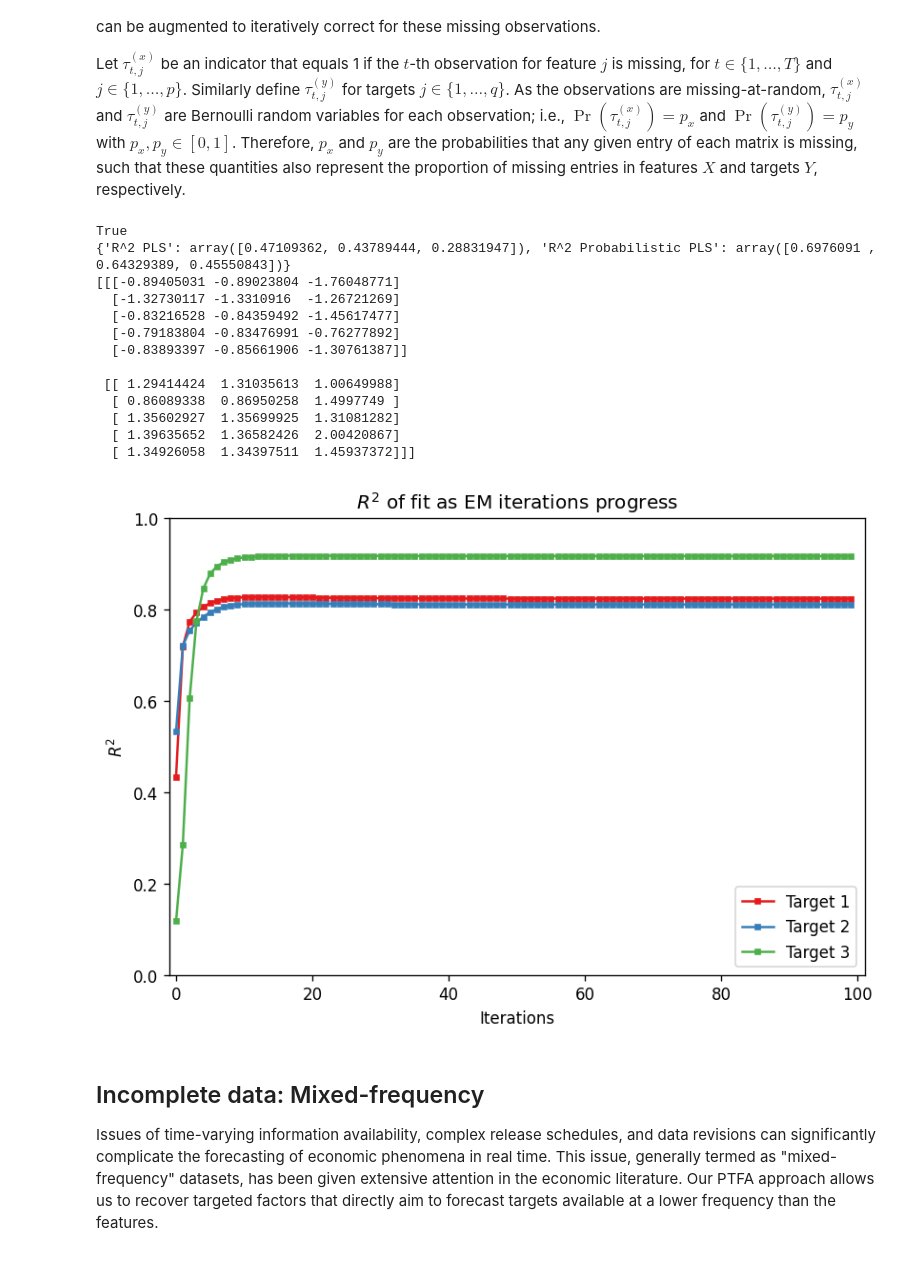
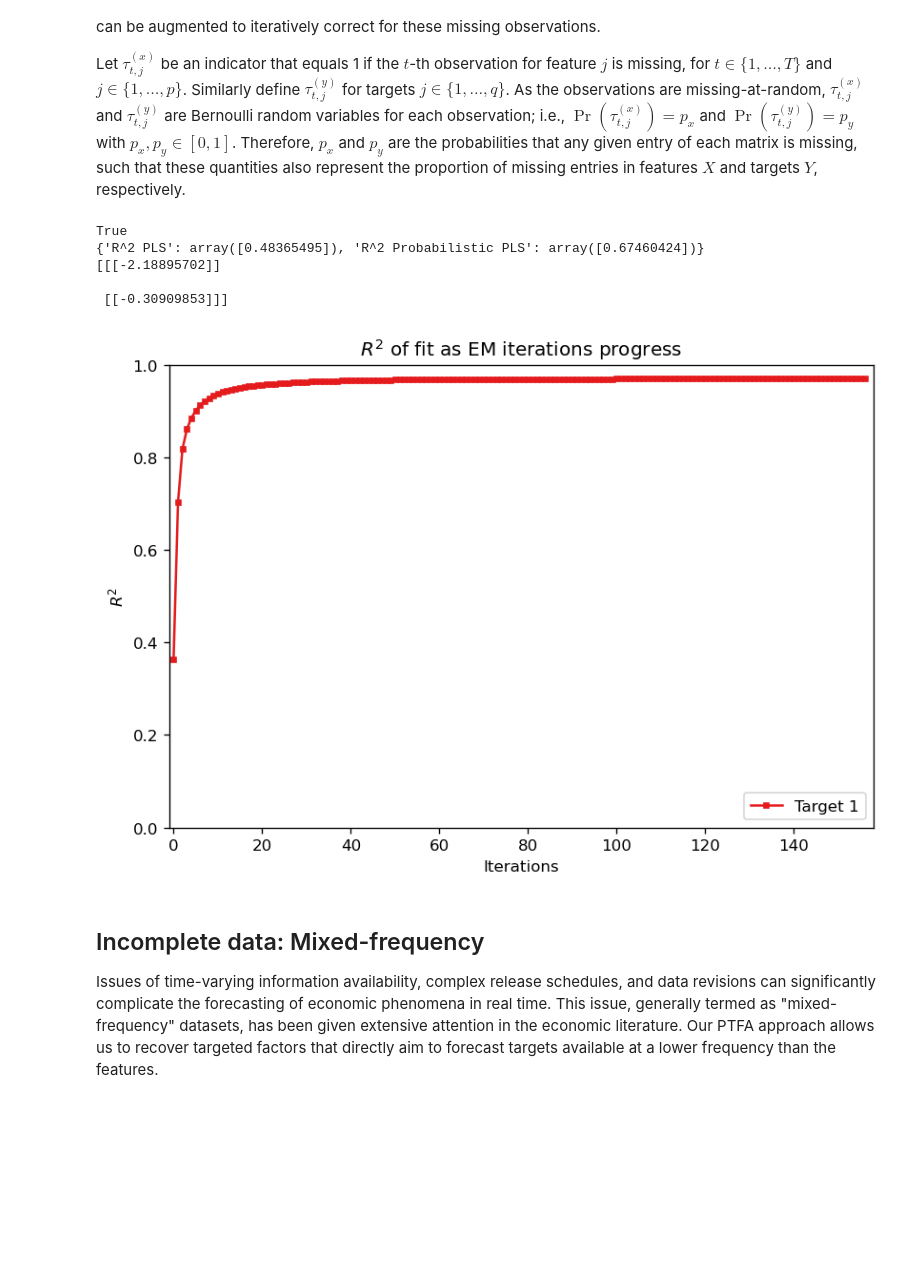
Before and after one commit to smonto2/PTFA, a Jupyter notebook: example.ipynb, the cells around one changed output. Saved outputs shown, nothing was run; the diff lists cells and outputs as text; code cells hidden in the pictures; blank space fills up the shorter version.

Commit message:
Corrected prediction for DFM h=1, also standardization

```diff
--- a/example.ipynb
+++ b/example.ipynb
@@ -30,7 +30,7 @@ $$
 where $X$ is a $T \times p$ matrix of features, $Y$ is a $T \times q$ matrix of target variables of interest, $F$ is a $T \times k$ matrix of factors or scores, $P$ is the $p \times k$ matrix of loadings in the feature equation, and $Q$ is the $q \times k$ matrix of loadings in the target equation. It assumed that the co-movements in $X$ and $Y$ are driven by a set of low-dimensional factors such that $k \ll p$. $E_X$ is a $T \times p$ matrix of disturbances with each element distributed according to $\text{Normal}(0, \sigma_x^2)$ and $E_Y$ is a $T \times q$ matrix of disturbances with each element distributed according to $\text{Normal}(0, \sigma_y^2)$. $E_X$ and $E_Y$ are assumed uncorrelated throughout all examples. We generate variables using a prior variance $V_F = I_k$, an identity of order $k$.
 # %%
 # Simulation control parameters
-T, p, q, k, h = 200, 10, 3, 2, 5
+T, p, q, k, h = 200, 10, 1, 2, 1
 true_sigma_x, true_sigma_y = 1.0, 1.0
 seed_value = 12345
 rng = np.random.default_rng(seed_value)
@@ -50,12 +50,12 @@ Y_fitted_pls_simple = pls.predict(X)
 
 # Apply our PTFA EM method
 ptfa_simple = ptfa.ProbabilisticTFA(n_components=k)
-ptfa_simple.fit(X, Y)
+ptfa_simple.fit(X, Y, standardize=False)
 Y_fitted_ptfa_simple = ptfa_simple.fitted()
 
 # Out-of-sample prediction using both methods
 Y_pred_pls_simple = pls.predict(X_pred)
-Y_pred_ptfa_simple, Y_variance_ptfa_simple = ptfa_simple.predict(X_pred, standardize = False, compute_variance = True)
+Y_pred_ptfa_simple, Y_variance_ptfa_simple = ptfa_simple.predict(X_pred, compute_variance = True)
 
 # Compute R-squared for both models and compare them
 r2_pls_simple = r2_score(Y, Y_fitted_pls_simple, multioutput = "raw_values")
@@ -166,12 +158,12 @@ Y_fitted_pls_system = pls.predict(X)
 
 # Apply our PTFA EM method on standardized variables
 ptfa_system = ptfa.ProbabilisticTFA(n_components=k)
-ptfa_system.fit(X, Y, standardize = True, track_r2 = True)
+ptfa_system.fit(X, Y, standardize=False, track_r2=True)
 Y_fitted_ptfa_system = ptfa_system.fitted()
 
 # Out-of-sample prediction using both methods
 Y_pred_pls_system = pls.predict(X_pred)
-Y_pred_ptfa_system, Y_variance_ptfa_system = ptfa_system.predict(X_pred, standardize = False, compute_variance = True)
+Y_pred_ptfa_system, Y_variance_ptfa_system = ptfa_system.predict(X_pred, compute_variance=True)
 
 # Compute R-squared for both models and compare them
 r2_pls_system = r2_score(Y, Y_fitted_pls_system, multioutput = "raw_values")
@@ -279,52 +263,44 @@ Y_fitted_pls_missing = pls.predict(X_masked.filled())
 
 # Apply our PTFA EM method
 ptfa_missing = ptfa.ProbabilisticTFA(n_components=k)
-ptfa_missing.fit(X_masked, Y_masked)
+ptfa_missing.fit(X_masked, Y_masked, standardize=False)
 Y_fitted_ptfa_missing = ptfa_missing.fitted()
 
 # Out-of-sample prediction using both methods
 Y_pred_pls_missing = pls.predict(X_pred)
-Y_pred_ptfa_missing, Y_variance_ptfa_missing = ptfa_missing.predict(X_pred, standardize = False, compute_variance = True)
+Y_pred_ptfa_missing, Y_variance_ptfa_missing = ptfa_missing.predict(X_pred, compute_variance=True)
 
 # Compute R-squared for both models and compare them
 r2_pls = r2_score(Y_masked.data, Y_fitted_pls_missing, multioutput = "raw_values")
 r2_ptfa_missing = r2_score(Y_masked.data, Y_fitted_ptfa_missing, multioutput = "raw_values")
 r2_results = {"R^2 PLS": r2_pls, "R^2 Probabilistic PLS": r2_ptfa_missing}
 print(r2_results)
 
 # Obtain predicted confidence intervals for the prediction of Y using PTFA
 Y_se_ptfa_missing = np.sqrt(np.diag(Y_variance_ptfa_missing))
 CI_bounds = np.outer([-1, 1], 1.96 * Y_se_ptfa_missing)
 CI_ptfa_missing = np.stack([Y_pred_ptfa_missing + CI_bounds[0], Y_pred_ptfa_missing + CI_bounds[1]])
 print(CI_ptfa_missing)
 
 # Plot path of R-squared in PTFA
 max_iterations = ptfa_missing.r2_array.shape[0]
 plt.figure(figsize=(7, 5), dpi=120)
 plt.title("$R^2$ of fit as EM iterations progress")
 for i in range(q):
     plt.plot(ptfa_missing.r2_array[:, i], "s-", color=colors(i), label=names[i], markersize=3)
 plt.axis([-1, max_iterations+1, 0, 1])
 plt.xlabel("Iterations")
 plt.ylabel("$R^2$")
 plt.legend(loc="lower right")
 plt.tight_layout()
 plt.show()
 # %% [output]
 True
-{'R^2 PLS': array([0.47109362, 0.43789444, 0.28831947]), 'R^2 Probabilistic PLS': array([0.6976091 , 0.64329389, 0.45550843])}
-[[[-0.89405031 -0.89023804 -1.76048771]
-  [-1.32730117 -1.3310916  -1.26721269]
-  [-0.83216528 -0.84359492 -1.45617477]
-  [-0.79183804 -0.83476991 -0.76277892]
-  [-0.83893397 -0.85661906 -1.30761387]]
+{'R^2 PLS': array([0.48365495]), 'R^2 Probabilistic PLS': array([0.67460424])}
+[[[-2.18895702]]
 
- [[ 1.29414424  1.31035613  1.00649988]
-  [ 0.86089338  0.86950258  1.4997749 ]
-  [ 1.35602927  1.35699925  1.31081282]
-  [ 1.39635652  1.36582426  2.00420867]
-  [ 1.34926058  1.34397511  1.45937372]]]
+ [[-0.30909853]]]
-[figure, old version]
+[figure, new version]
 # %% [markdown]
 ## Incomplete data: Mixed-frequency
 Issues of time-varying information availability, complex release schedules, and data revisions can significantly complicate the forecasting of economic phenomena in real time. This issue, generally termed as "mixed-frequency" datasets, has been given extensive attention in the economic literature. Our PTFA approach allows us to recover targeted factors that directly aim to forecast targets available at a lower frequency than the features.
```
Also changed, not shown: parts of 12 cells of this notebook, 5 other files.
